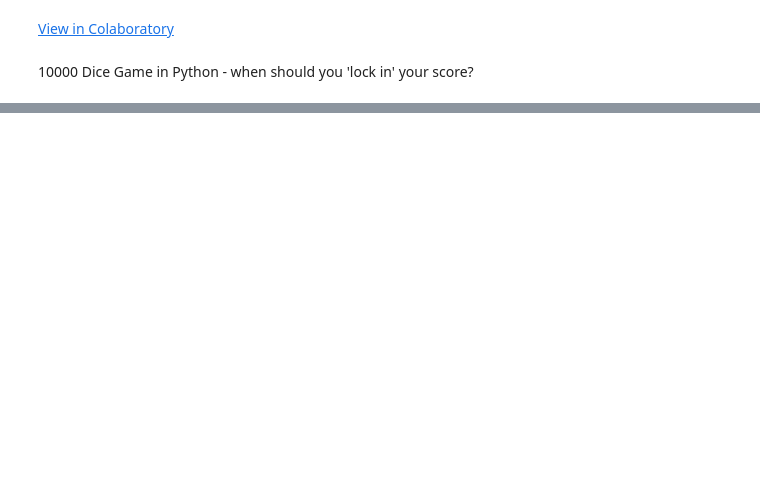
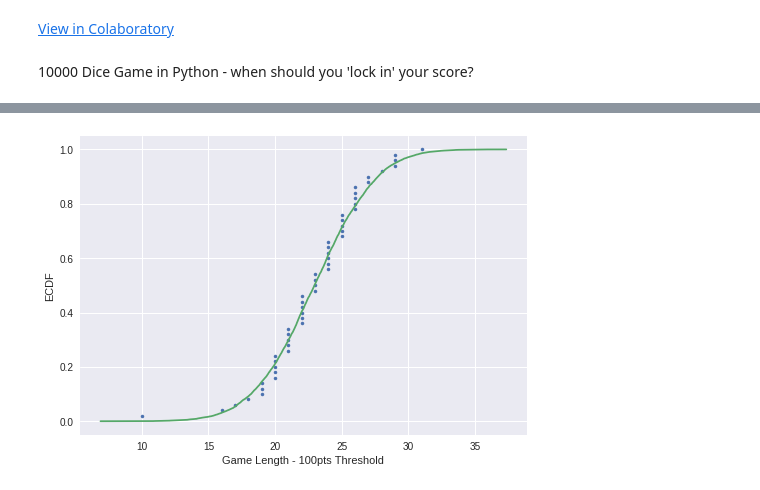
Before and after one commit to jimmyjamesarnold/10000-dice-game-simulator-and-stats, a Jupyter notebook: 10k_game_stats.ipynb, the cells around one changed output, grey strips where cells are left out. Drawn from its saved outputs; the diff is of its cells as text; code cells hidden in the pictures; blank space fills up the shorter version.

```diff
--- a/10k_game_stats.ipynb
+++ b/10k_game_stats.ipynb
@@ -206,0 +146,27 @@ plt.show()
+# %%
+def ecdf(data):
+    """Compute ECDF for a one-dimensional array of measurements."""
+    # Number of data points: n
+    n = len(data)
+    # x-data for the ECDF: x
+    x = np.sort(data)
+    # y-data for the ECDF: y
+    y = np.arange(1, n+1) / n
+    return x, y
+# %%
+# Get ECDF for 100
+x1,y1 = ecdf(df_gL[100])
+# Plot the ECDF
+_ = plt.plot(x1,y1, '.')
+_ = plt.xlabel('Game Length - 100pts Threshold')
+_ = plt.ylabel('ECDF')
+
+# test if 100 is normally distributed.
+# take random sampling and overlay ecdf
+samples = np.random.normal(np.mean(df_gL[100]),np.std(df_gL[100]),size=10000)
+x_theor,y_theor = ecdf(samples)
+# Plot theoretical ECDF
+_ = plt.plot(x_theor,y_theor)
+plt.show()
+# %% [output]
+[figure, added]
```
Also changed, not shown: parts of 20 cells of this notebook.
